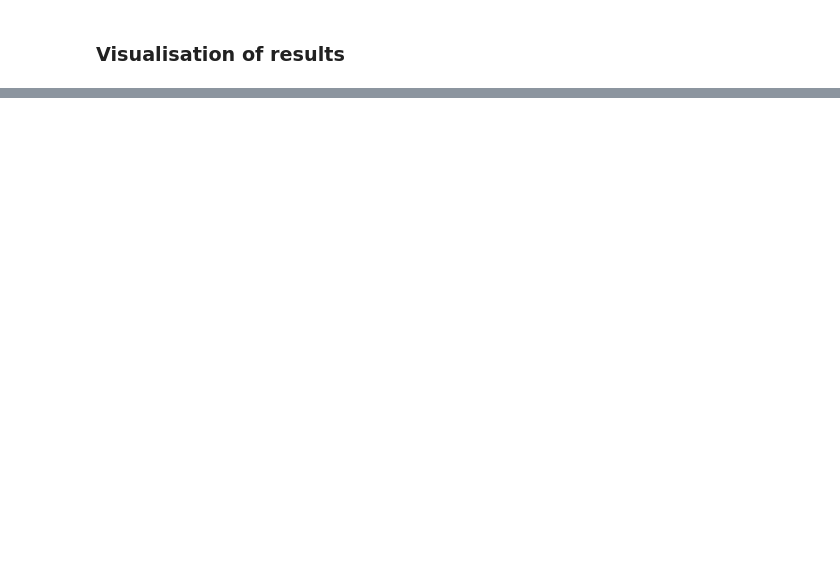
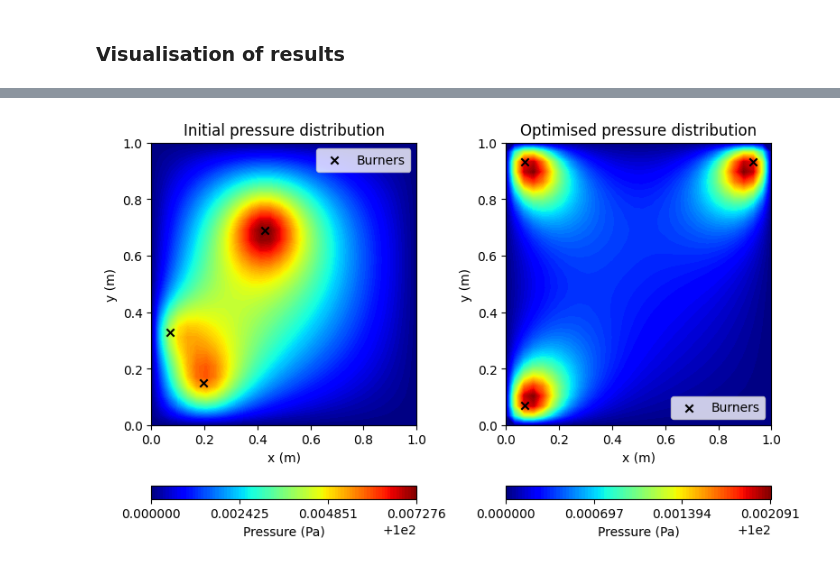
Before and after one commit to david-palma/python-for-engineers, a Jupyter notebook: exercises/pressure_distribution_optimisation/pressure_distribution_optimisation.ipynb, the cells around one changed output, grey strips where cells are left out. Cells and saved outputs as stored; diff of their text form; code cells hidden in the pictures; blank space fills up the shorter version.

Commit message:
Implement several plot and modify the structure

```diff
--- a/exercises/pressure_distribution_optimisation/pressure_distribution_optimisation.ipynb
+++ b/exercises/pressure_distribution_optimisation/pressure_distribution_optimisation.ipynb
@@ -268,7 +269,7 @@ def apply_boundary_conditions(P, P0):
 
 An iterative Gauss-Seidel method is used to solve the Poisson equation until the solution converges. The convergence criterion is based on the maximum absolute difference between successive iterations.
 # %%
-def solve_poisson(P, f, h, tol=1e-5, max_iter=5000):
+def solve_poisson(P, f, h, tol=1e-6, max_iter=10000):
     """
     Solve the Poisson equation for pressure using the Jacobi iterative method.
 
@@ -329,7 +330,6 @@ def solve_pressure_distribution(burners):
 
     # Initialise the pressure field
     P = np.full((Nx, Ny), P_ambient)
-    P = apply_boundary_conditions(P, P0)
 
     # Solve the Poisson equation to obtain the pressure field
     P = solve_poisson(P, f, h)
@@ -376,6 +376,6 @@ def objective_function(burners):
     P = solve_pressure_distribution(burners)
 
     # Cost function: minimise the variance of the pressure field to achieve uniformity
-    cost = np.var(P)
+    cost = np.sum((P - np.mean(P)) ** 2)
 
     return cost
@@ -463,0 +464,86 @@ plt.show()
+# %%
+def compare_pressure_distributions(
+    X, Y, P_initial, P_optimised, burners_init, burners_opt
+):
+    """
+    Plot the initial and optimised pressure distributions.
+
+    Parameters
+    ----------
+    X : np.ndarray
+        Array of x-coordinates.
+    Y : np.ndarray
+        Array of y-coordinates.
+    P_initial : np.ndarray
+        Initial pressure distribution.
+    P_optimised : np.ndarray
+        Optimised pressure distribution.
+    burners_init : list
+        Initial burner configuration.
+    burners_opt : list
+        Optimised burner configuration.
+
+    Returns
+    -------
+    None
+    """
+    # Create figure and axes
+    fig, axes = plt.subplots(1, 2, figsize=(8, 5))
+
+    # Convert to numpy arrays for plotting
+    burners_init = np.array(burners_init)
+    burners_opt = np.array(burners_opt)
+
+    # Initial pressure distribution
+    ax1 = axes[0]
+    contour = ax1.contourf(X, Y, P_initial, levels=100, cmap="jet")
+    fig.colorbar(
+        contour,
+        ax=ax1,
+        label="Pressure (Pa)",
+        location="bottom",
+        ticks=np.linspace(P_initial.min(), P_initial.max(), num=4),
+    )
+
+    # Plot the initial burner locations
+    ax1.scatter(
+        burners_init[:, 0], burners_init[:, 1], color="k", marker="x", label="Burners"
+    )
+
+    # Plot settings
+    ax1.set_title("Initial pressure distribution")
+    ax1.set_xlabel("x (m)")
+    ax1.set_ylabel("y (m)")
+    ax1.legend()
+
+    # Optimised pressure distribution
+    ax2 = axes[1]
+    contour = ax2.contourf(X, Y, P_optimised, levels=100, cmap="jet")
+    fig.colorbar(
+        contour,
+        ax=ax2,
+        label="Pressure (Pa)",
+        location="bottom",
+        ticks=np.linspace(P_optimised.min(), P_optimised.max(), num=4),
+    )
+
+    # Plot the optimised burner locations
+    ax2.scatter(
+        burners_opt[:, 0], burners_opt[:, 1], color="k", marker="x", label="Burners"
+    )
+
+    # Plot settings
+    ax2.set_title("Optimised pressure distribution")
+    ax2.set_xlabel("x (m)")
+    ax2.set_ylabel("y (m)")
+    ax2.legend()
+
+    # Adjust layout for better spacing
+    plt.tight_layout()
+    plt.show()
+
+
+# Plot the initial and optimised pressure distributions
+compare_pressure_distributions(X, Y, P, P_opt, burners_init, burners_opt)
+# %% [output]
+[figure, added]
```
Also changed, not shown: parts of 25 cells of this notebook.
